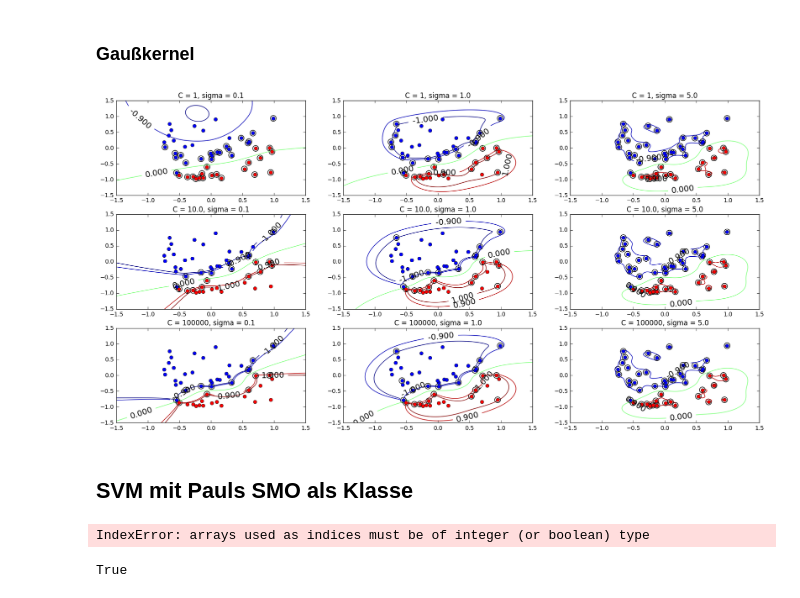
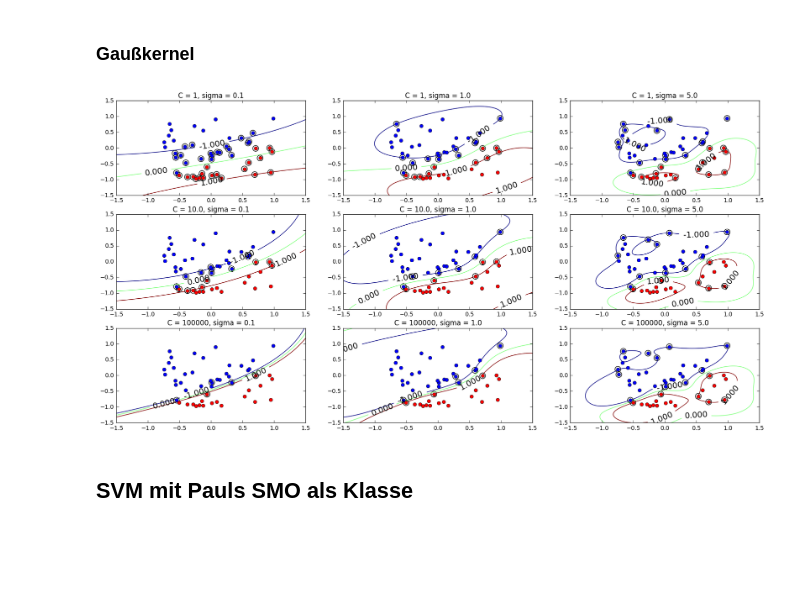
Before and after one commit to LisaBM/ml_project, a Jupyter notebook: SVM_sklearn.ipynb, the cells around one changed output. Cells and saved outputs as stored; diff of their text form; code cells hidden in the pictures; blank space fills up the shorter version.

```diff
--- a/SVM_sklearn.ipynb
+++ b/SVM_sklearn.ipynb
@@ -76,9 +76,9 @@ Beobachtung: Großes C führt zu schmaler Margin mit wenigen Support Vektoren ab
 ## Gausskernel
 # %%
 def gaussian_kernel(x, y, sigma):
-    return np.exp(-sigma*np.linalg.norm(x-y))
+    return np.exp(-sigma*np.linalg.norm(x-y)**2)
 
-def decision_function(x, supp_vectors, atimeslabels_supp, gamma): #nur fuer Gauss-Kernel
+def decision_function(x, supp_vectors, atimeslabels_supp,b, gamma): #nur fuer Gauss-Kernel
     k = np.array([gaussian_kernel(y, x, gamma) for y in supp_vectors])
     return np.dot(atimeslabels_supp, k) + b
 # %%
@@ -102,7 +102,7 @@ for i in range(len(C_list)):
 
         x = np.linspace(-1.5, 1.5, 100)
         X, Y = np.meshgrid(x, x)
-        Z = np.array([[decision_function(np.array([xi, xj]), supp_vectors, atimeslabels, gamma) for xi in x] for xj in x])
+        Z = np.array([[decision_function(np.array([x1, x2]), supp_vectors, atimeslabels,b, gamma) for x1 in x] for x2 in x])
         Z = np.reshape(Z, (np.shape(Z)[0], np.shape(Z)[1]))
 
         plt_list[i].append(fig_gauss.add_subplot(331+3*i+j))
@@ -146,8 +146,7 @@ def y_withoutb(x, alpha_supp, labels_supp, data_supp, kernel):
 
 def extract_b(alpha_supp, labels_supp, data_supp, kernel, C):
     indicesonmargin = np.array([i for i in range(len(data_supp)) if alpha_supp[i]<C ])
-    print(data_supp[indicesonmargin])
-    return 1./len(indicesonmargin)*sum([labels_supp[i]-y_withoutb(data_supp[i],alpha_supp, labels_supp, data_supp, kernel) for i in range(len(indicesonmargin))])
+    return 1./len(indicesonmargin)*sum([labels_supp[i]-y_withoutb(data_supp[i],alpha_supp, labels_supp, data_supp, kernel) for i in indicesonmargin])
 # %%
 C_list = [0.1, 1., 10., 1000]
 plt_list = []
@@ -208,36 +191,36 @@ x = np.linspace(-1.5, 1.5, 100)
 X, Y = np.meshgrid(x, x)
 
 for i in range(len(C_list)):
     C = C_list[i]
     plt_list.append([])
     for j in range(len(gamma_list)):
         gamma = gamma_list[j]
         def kernel(x,y):
             return gaussian_kernel(x,y,gamma)
 
         solution = smo(np.transpose(example_data),example_labels,C,kernel,1e-5,'yes')
         alpha = solution['solution']
 
         #get decision function
         supp_indices, supp_vectors = extract_suppvectors(alpha, example_data) #support vectors and indices of support vectors
         atimeslabels_supp = np.multiply(alpha[supp_indices], example_labels[supp_indices])
         b = extract_b(alpha[supp_indices], example_labels[supp_indices], example_data[supp_indices], kernel, C)
 
-        Z = np.array([[decision_function(np.array([xi, xj]), supp_vectors, atimeslabels_supp, gamma) for xi in x] for xj in x])
+        Z = np.array([[decision_function(np.array([xi, xj]), supp_vectors, atimeslabels_supp,b, gamma) for xi in x] for xj in x])
         Z = np.reshape(Z, (np.shape(Z)[0], np.shape(Z)[1]))
 
         plt_list[i].append(fig_gauss_Paul.add_subplot(331+3*i+j))
-        CS = plt_list[i][j].contour(X, Y, Z, levels = [-1, -0.9, 0, .9, 1])
+        CS = plt_list[i][j].contour(X, Y, Z, levels = [-1, 0, 1])
         plt.clabel(CS, colors = 'k', fontsize=14)
 
         p1, = plt.plot(label1[:,0], label1[:,1], 'ro', label = 'label = 1')
         p2, = plt.plot( label0[:,0], label0[:,1], 'o', label = 'label = -1')
         plt.scatter(supp_vectors[:,0], supp_vectors[:,1], s=100, facecolors = 'none')
         plt.xlim([-1.5, 1.5])
         plt.ylim([-1.5, 1.5])
         plt.title('C = '+str(C) + ', sigma = ' + str(gamma))
 # %% [output]
-[figure, old version]
+[figure, new version]
 # %% [markdown]
 ## SVM mit Pauls SMO als Klasse
 # %%
@@ -284,11 +267,0 @@ class mySVM:
-# %%
-svm = mySVM()
-svm.fit(example_data, example_labels)
-#svm.predict
-# %% [output]
-IndexError: arrays used as indices must be of integer (or boolean) type
-# %%
-g = gaussian_kernel
-g== gaussian_kernel
-# %% [output]
-True
```
Also changed, not shown: parts of 3 cells of this notebook, 1 other file.
